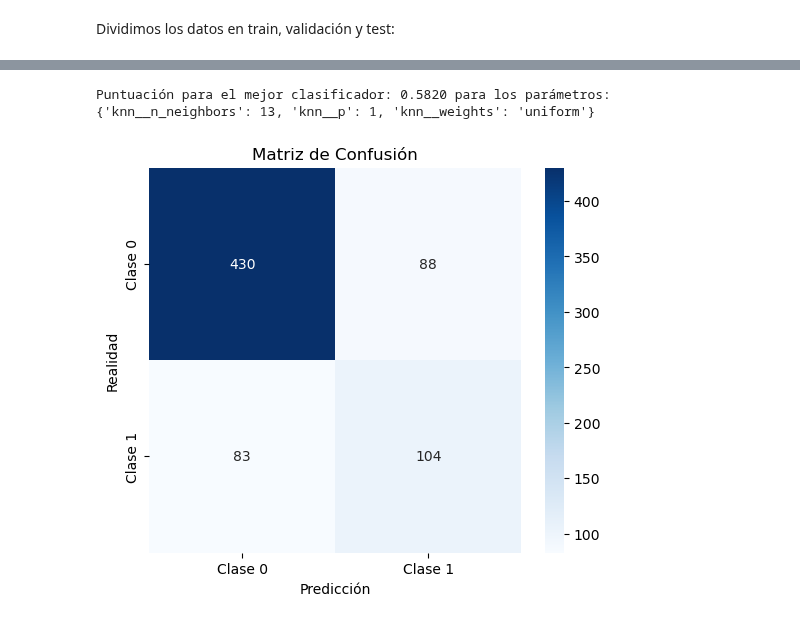
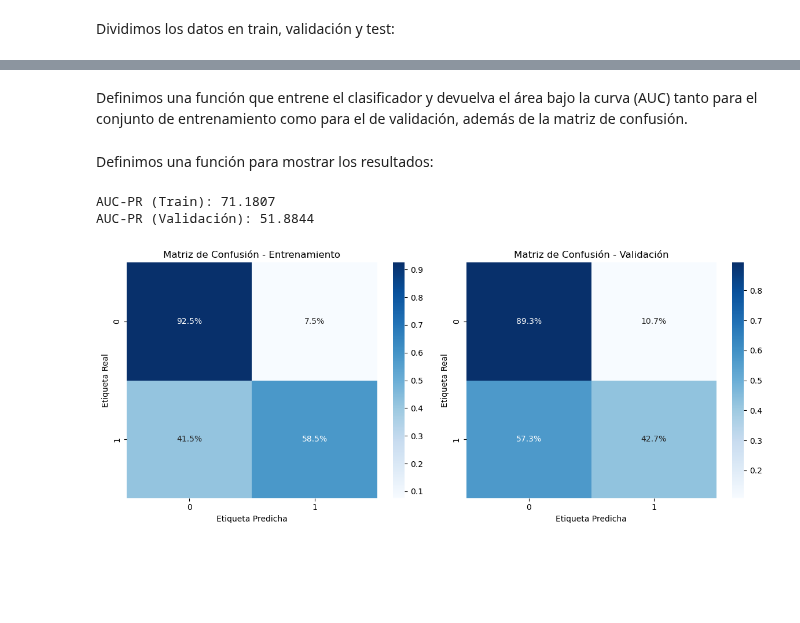
Before and after one commit to GOIH/MineriaDatos, a Jupyter notebook: analisis.ipynb, the cells around one changed output, grey strips where cells are left out. Drawn from its saved outputs; the diff is of its cells as text; code cells hidden in the pictures; blank space fills up the shorter version.

```diff
--- a/analisis.ipynb
+++ b/analisis.ipynb
@@ -477,23 +390,22 @@ Puntuación: 0.5552 para los parámetros: {'knn__n_neighbors': 13, 'knn__p': 2,
-# %%
-print(f"Puntuación para el mejor clasificador: {best_val:.4f} para los parámetros: {best_hipPar}")
-# Muestra el diagrama del Pipeline
-from sklearn.metrics import confusion_matrix
-import seaborn as sns
-import matplotlib.pyplot as plt
-
-# Realizamos las predicciones con el mejor modelo
-y_pred = bestKNN.predict(X_test)
-
-# Calculamos la matriz de confusión
-cm = confusion_matrix(y_test, y_pred)
-
-# Visualizamos la matriz de confusión usando un heatmap
-plt.figure(figsize=(6, 5))
-sns.heatmap(cm, annot=True, fmt='d', cmap='Blues', xticklabels=['Clase 0', 'Clase 1'], yticklabels=['Clase 0', 'Clase 1'])
-plt.title('Matriz de Confusión')
-plt.xlabel('Predicción')
-plt.ylabel('Realidad')
-plt.show()
-# %% [output]
-Puntuación para el mejor clasificador: 0.5820 para los parámetros: {'knn__n_neighbors': 13, 'knn__p': 1, 'knn__weights': 'uniform'}
-[figure, removed]
+# %% [markdown]
+Definimos una función que entrene el clasificador y devuelva el área bajo la curva (AUC) tanto para el conjunto de entrenamiento como para el de validación, además de la matriz de confusión.
+# %%
+def obtener_resultados(modelo, X_train, y_train, X_val, y_val):
+    modelo.fit(X_train, y_train)
+    # Calculamos el AUC PR en train
+    y_train_prob = modelo.predict_proba(X_train)[:, 1]
+    train_auc_pr = metrics.average_precision_score(y_train, y_train_prob) * 100
+    # Calculamos el AUC PR en valiación
+    y_val_prob = modelo.predict_proba(X_val)[:, 1]
+    val_auc_pr = metrics.average_precision_score(y_val, y_val_prob) * 100
+
+    # Calculamos la matriz de confusión en train
+    y_train_pred = modelo.predict(X_train)
+    cm_train = metrics.confusion_matrix(y_train, y_train_pred)
+    # Calculamos la matriz de confusión en valiación
+    y_val_pred = modelo.predict(X_val)
+    cm_val = metrics.confusion_matrix(y_val, y_val_pred)
+
+    return train_auc_pr, val_auc_pr, cm_train, cm_val
+# %% [markdown]
+Definimos una función para mostrar los resultados:
@@ -499,0 +457,12 @@ Puntuación para el mejor clasificador: 0.5820 para los parámetros: {'knn__n_ne
+# %%
+modelo = Pipeline([
+    ('preprocessor', preprocessor),
+    ('knn', neighbors.KNeighborsClassifier())
+])
+
+train_auc_pr, val_auc_pr, cm_train, cm_val = obtener_resultados(modelo, X_train, y_train, X_val, y_val)
+mostrar_resultados(train_auc_pr, val_auc_pr, cm_train, cm_val)
+# %% [output]
+AUC-PR (Train): 71.1807
+AUC-PR (Validación): 51.8844
+[figure, added]
```
Also changed, not shown: parts of 26 cells of this notebook.
